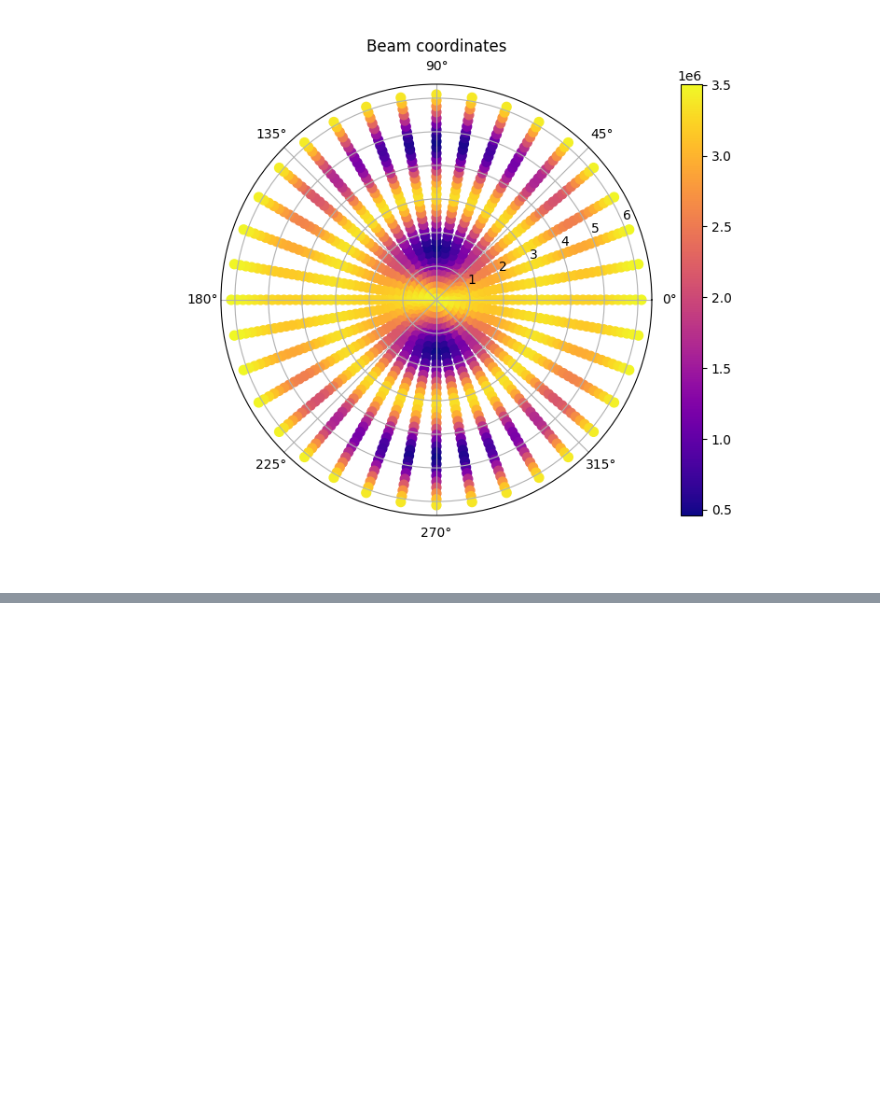
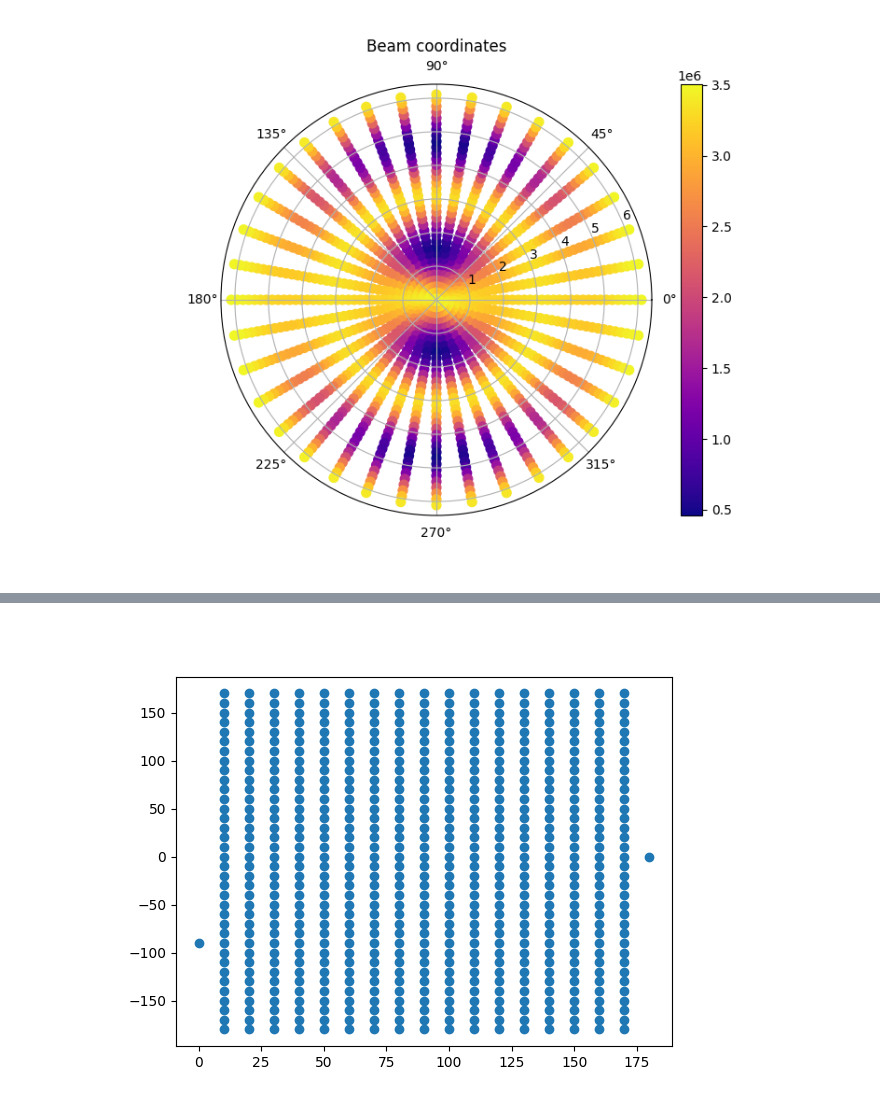
Before and after one commit to christianhbye/eigsep_mock_analysis, a Jupyter notebook: data_challenges/sim3_nov25.ipynb, the cells around one changed output, grey strips where cells are left out. Saved outputs shown, nothing was run; the diff lists cells and outputs as text; code cells hidden in the pictures; blank space fills up the shorter version.

```diff
--- a/data_challenges/sim3_nov25.ipynb
+++ b/data_challenges/sim3_nov25.ipynb
@@ -170,0 +245,6 @@ plt.show()
+# %%
+plt.figure()
+plt.scatter(*np.rad2deg(list(zip(theta[ix], phi[ix]))).T)
+plt.show()
+# %% [output]
+[figure, added]
```
Also changed, not shown: parts of 18 cells of this notebook, 2 other files.
